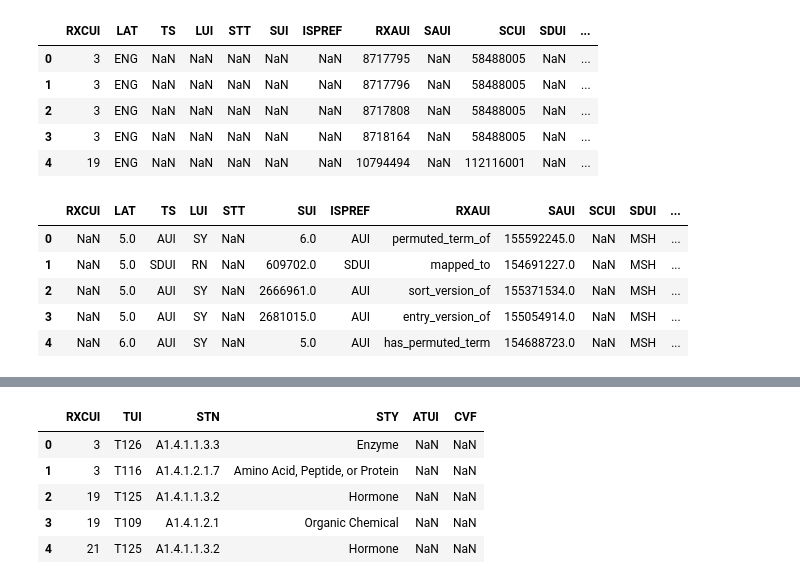
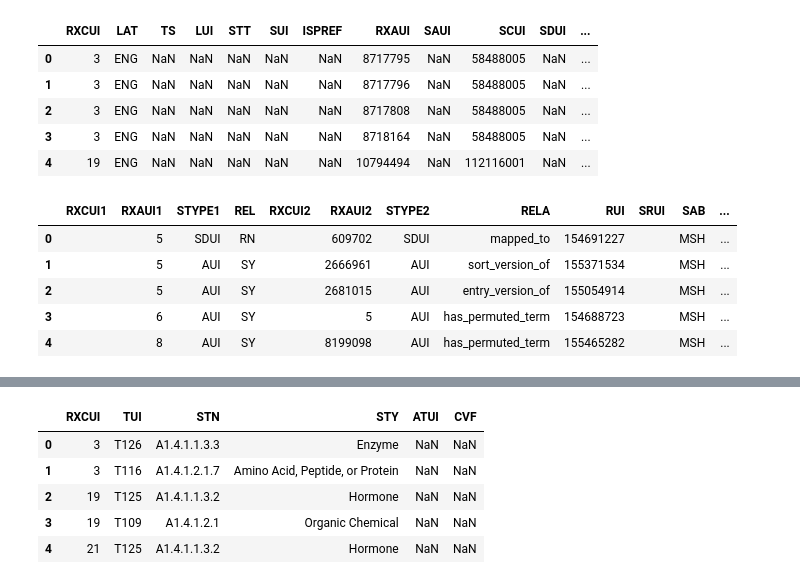
Before and after one commit to saywurdson/practice, a Jupyter notebook: terminology/rxnorm.ipynb, the cells around one changed output, grey strips where cells are left out. Cells and saved outputs as stored; diff of their text form; code cells hidden in the pictures.

```diff
--- a/terminology/rxnorm.ipynb
+++ b/terminology/rxnorm.ipynb
@@ -86,21 +87,33 @@ con.execute('select * from RXNORM.RXNCONSO limit 5').fetchdf()
 | 2 | 3 | ENG | NaN | NaN | NaN | NaN | NaN | 8717808 | NaN | 58488005 | NaN | ... |
 | 3 | 3 | ENG | NaN | NaN | NaN | NaN | NaN | 8718164 | NaN | 58488005 | NaN | ... |
 | 4 | 19 | ENG | NaN | NaN | NaN | NaN | NaN | 10794494 | NaN | 112116001 | NaN | ... |
-# %%
-cols = ['RXCUI', 'LAT', 'TS', 'LUI', 'STT', 'SUI', 'ISPREF', 'RXAUI', 'SAUI', 'SCUI', 'SDUI', 'SAB', 'TTY', 'CODE', 'STR', 'SRL', 'SUPPRESS', 'CVF']
-
-RXNREL = pd.read_csv('/workspaces/practice/terminology/rrf/RXNREL.RRF', sep='|', names=cols, dtype={"RXAUI": str})
-
-con.execute('create or replace table RXNORM.RXNREL as select * from RXNREL')
-
-con.execute('select * from RXNORM.RXNREL limit 5').fetchdf()
-# %% [output]
-|  | RXCUI | LAT | TS | LUI | STT | SUI | ISPREF | RXAUI | SAUI | SCUI | SDUI | ... |
-| 0 | NaN | 5.0 | AUI | SY | NaN | 6.0 | AUI | permuted_term_of | 155592245.0 | NaN | MSH | ... |
-| 1 | NaN | 5.0 | SDUI | RN | NaN | 609702.0 | SDUI | mapped_to | 154691227.0 | NaN | MSH | ... |
-| 2 | NaN | 5.0 | AUI | SY | NaN | 2666961.0 | AUI | sort_version_of | 155371534.0 | NaN | MSH | ... |
-| 3 | NaN | 5.0 | AUI | SY | NaN | 2681015.0 | AUI | entry_version_of | 155054914.0 | NaN | MSH | ... |
-| 4 | NaN | 6.0 | AUI | SY | NaN | 5.0 | AUI | has_permuted_term | 154688723.0 | NaN | MSH | ... |
+# %%
+cols = ['RXCUI1', 'RXAUI1', 'STYPE1', 'REL', 'RXCUI2', 'RXAUI2', 'STYPE2', 'RELA', 'RUI', 'SRUI', 'SAB', 'SL', 'RG', 'DIR', 'SUPPRESS', 'CVF', 'extra']
+
+with open('/workspaces/practice/terminology/rrf/RXNREL.RRF', 'r') as f:
+    reader = csv.reader(f, delimiter='|')
+    header = next(reader)
+    data = [row for row in reader]
+
+# convert data to a pandas dataframe named RXNREL with the columns from header
+RXNREL = pd.DataFrame(data)
+
+# set the column names of RXNREL to cols
+RXNREL.columns = cols
+
+# drop the extra column
+RXNREL.drop('extra', axis=1, inplace=True)
+
+con.execute('create or replace table RXNORM.RXNREL as select * from RXNREL')
+
+con.execute('select * from RXNORM.RXNREL limit 5').fetchdf()
+# %% [output]
+|  | RXCUI1 | RXAUI1 | STYPE1 | REL | RXCUI2 | RXAUI2 | STYPE2 | RELA | RUI | SRUI | SAB | ... |
+| 0 |  | 5 | SDUI | RN |  | 609702 | SDUI | mapped_to | 154691227 |  | MSH | ... |
+| 1 |  | 5 | AUI | SY |  | 2666961 | AUI | sort_version_of | 155371534 |  | MSH | ... |
+| 2 |  | 5 | AUI | SY |  | 2681015 | AUI | entry_version_of | 155054914 |  | MSH | ... |
+| 3 |  | 6 | AUI | SY |  | 5 | AUI | has_permuted_term | 154688723 |  | MSH | ... |
+| 4 |  | 8 | AUI | SY |  | 8199098 | AUI | has_permuted_term | 155465282 |  | MSH | ... |
 # %%
 con.execute('''
     create or replace table RXNORM.RXNSAB(
```
Also changed, not shown: parts of 2 cells of this notebook, 24 other files.
